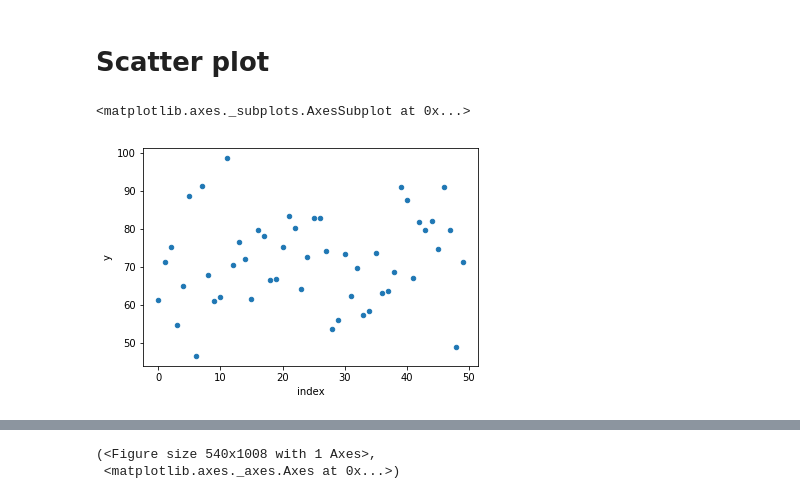
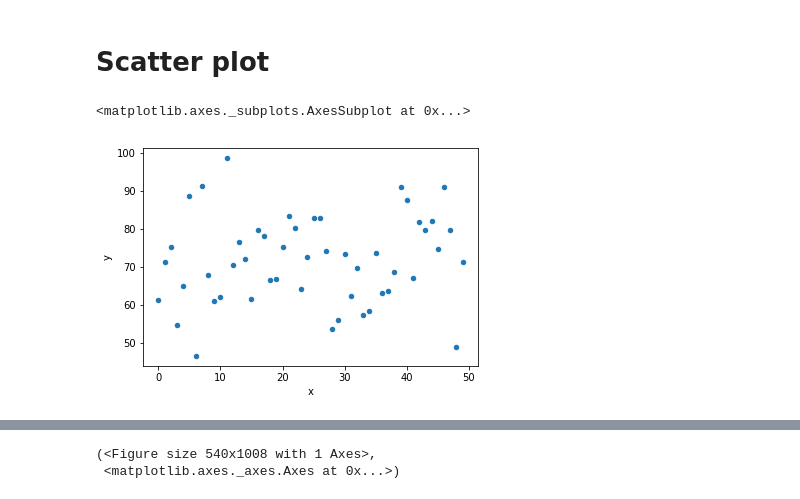
Before and after one commit to gillespilon/basic_graphics, a Jupyter notebook: basic_graphics_single_column.ipynb, the cells around one changed output, grey strips where cells are left out. Saved outputs shown, nothing was run; the diff lists cells and outputs as text; code cells hidden in the pictures.

```diff
--- a/basic_graphics_single_column.ipynb
+++ b/basic_graphics_single_column.ipynb
@@ -180,7 +186,8 @@ df['y'].plot.hist(bins=15)
 # Scatter plot
 # %%
 # Create a scatter plot, assuming data are in time order.
-df.reset_index().plot.scatter(x='index', y='y')
+df['x'] = df.index
+df.plot.scatter(x='x', y='y')
 # %% [output]
 <matplotlib.axes._subplots.AxesSubplot at 0x...>
-[figure, old version]
+[figure, new version]
```
Also changed, not shown: parts of 11 cells of this notebook.
